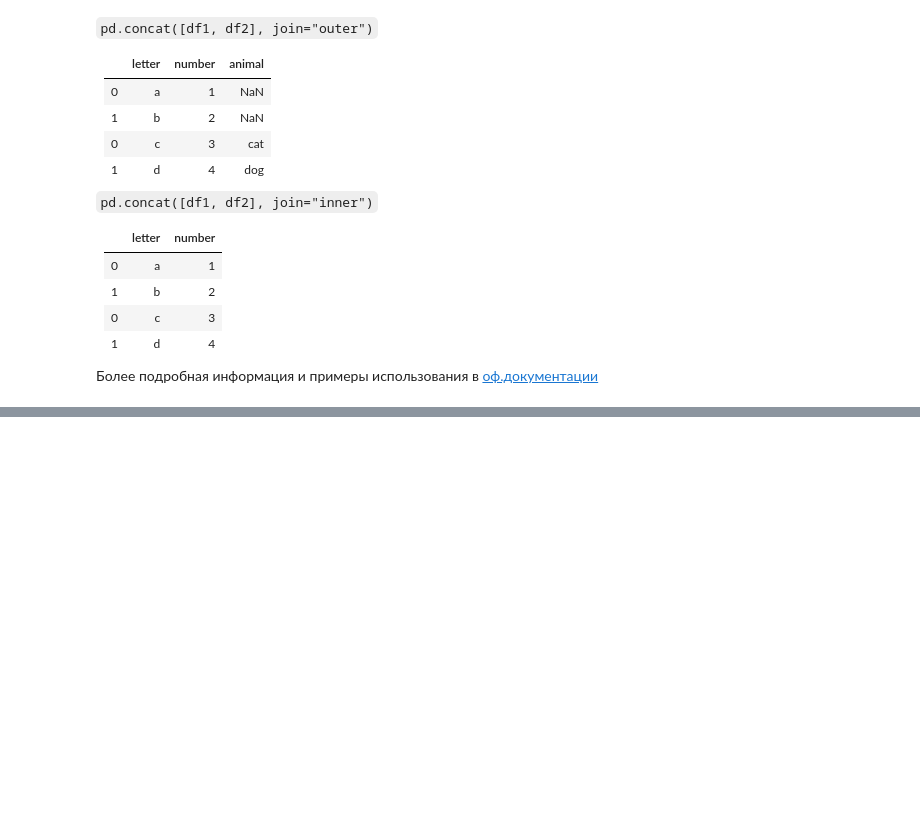
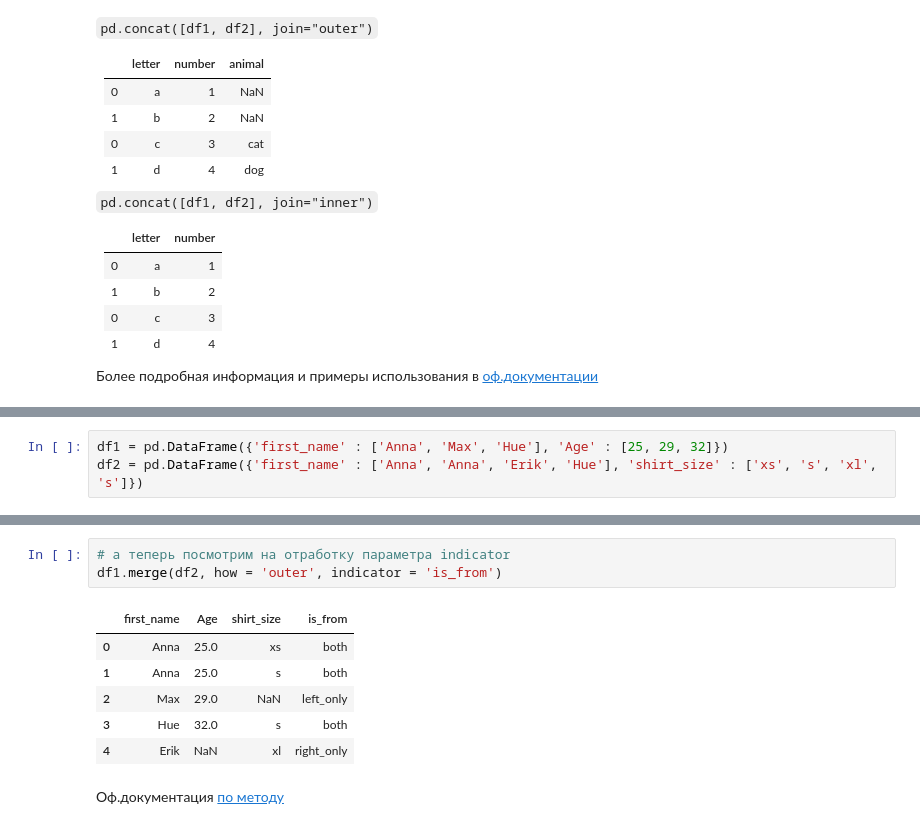
Before and after one commit to sergeymasl/pandas_cource, a Jupyter notebook: Renaming_and_Combining.ipynb, the cells around one changed output, grey strips where cells are left out. Drawn from its saved outputs; the diff is of its cells as text; blank space fills up the shorter version.

```diff
--- a/Renaming_and_Combining.ipynb
+++ b/Renaming_and_Combining.ipynb
@@ -212,0 +289,3 @@ pd.concat([series_1, series_2], axis = 1)
+# %%
+df1 = pd.DataFrame({'first_name' : ['Anna', 'Max', 'Hue'], 'Age' : [25, 29, 32]})
+df2 = pd.DataFrame({'first_name' : ['Anna', 'Anna', 'Erik', 'Hue'], 'shirt_size' : ['xs', 's', 'xl', 's']})
@@ -212,0 +321,12 @@ pd.concat([series_1, series_2], axis = 1)
+# %%
+# а теперь посмотрим на отработку параметра indicator
+df1.merge(df2, how = 'outer', indicator = 'is_from')
+# %% [output]
+|  | first_name | Age | shirt_size | is_from |
+| 0 | Anna | 25.0 | xs | both |
+| 1 | Anna | 25.0 | s | both |
+| 2 | Max | 29.0 | NaN | left_only |
+| 3 | Hue | 32.0 | s | both |
+| 4 | Erik | NaN | xl | right_only |
+# %% [markdown]
+Оф.документация [по методу](https://pandas.pydata.org/pandas-docs/stable/reference/api/pandas.DataFrame.merge.html)
```
Also changed, not shown: parts of 13 cells of this notebook.
